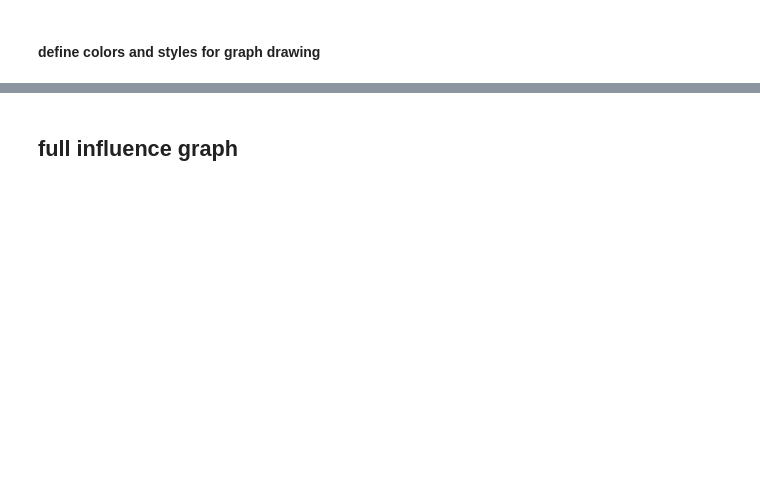
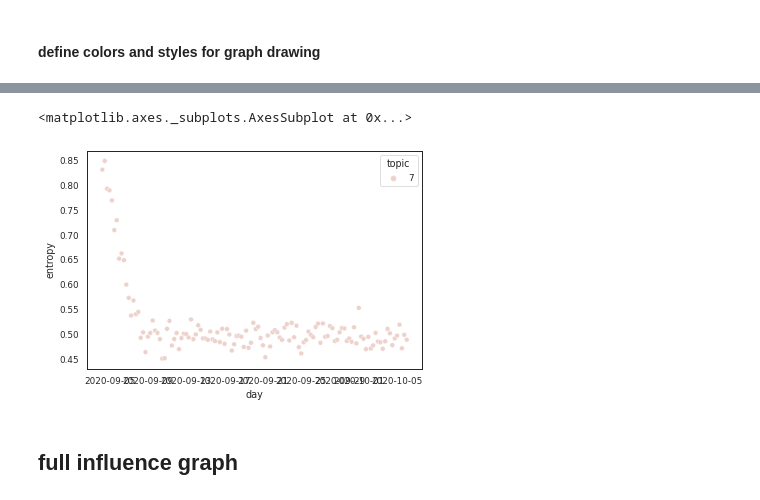
Before and after one commit to ruiliu310/dartpost-research, a Jupyter notebook: influence_graph.ipynb, the cells around one changed output, grey strips where cells are left out. Drawn from its saved outputs; the diff is of its cells as text; code cells hidden in the pictures; blank space fills up the shorter version.

Commit message:
update entropy

```diff
--- a/influence_graph.ipynb
+++ b/influence_graph.ipynb
@@ -248,0 +300,30 @@ draw_graph(subG, edge_label=True, node_label=True, figsize=(6, 6))
+# %%
+# get all active users' name
+mask = [node.startswith("u") for node in G.nodes]
+user_names = [x for x, y in zip(G.nodes, mask) if y == True]
+# %%
+# helper function to verify echo chamber
+def compute_entropy(candidate_nodes, nodes_name):
+    """
+    result should not be larger than ln(k), k is # of class
+    ln(3) = 1.0986
+    """
+    prob_dict = defaultdict(int)
+    nodes = [candidate_nodes[node_name] for node_name in nodes_name]
+
+    for node in nodes:
+        if node['kind'] == 'view':
+            prob_dict[node['polar']] += 1
+
+    prob_list = [prob_dict[key] for key in prob_dict.keys()]
+
+    return entropy(prob_list)
+
+def get_nodes_new(node_name, topic, start_time, end_time):
+    all_candidates = [e[1] for e in G.out_edges(node_name)
+            if np.logical_and(G.nodes[e[1]]["topic"] == topic, G.nodes[e[1]]["time"] < end_time)]
+    if len(all_candidates) < 20:
+        return None, None
+    else:
+        sub_candidates = random.choices(all_candidates, k=20)
+        return sub_candidates + [node_name], all_candidates + [node_name]
@@ -248,0 +397,3 @@ draw_graph(subG, edge_label=True, node_label=True, figsize=(6, 6))
+# %%
+entropy_df['day'] = pd.to_datetime(entropy_df['day'])
+entropy_df.head()
@@ -249,3 +414,8 @@ draw_graph(subG, edge_label=True, node_label=True, figsize=(6, 6))
+# %%
+sns.scatterplot(data=entropy_df[entropy_df['topic'] == 7], x="day", y="entropy", hue='topic')
+# %% [output]
+<matplotlib.axes._subplots.AxesSubplot at 0x...>
+[figure, added]
 # %% [markdown]
 ## full influence graph
 # %%
```
Also changed, not shown: parts of 10 cells of this notebook, 1 other file.
